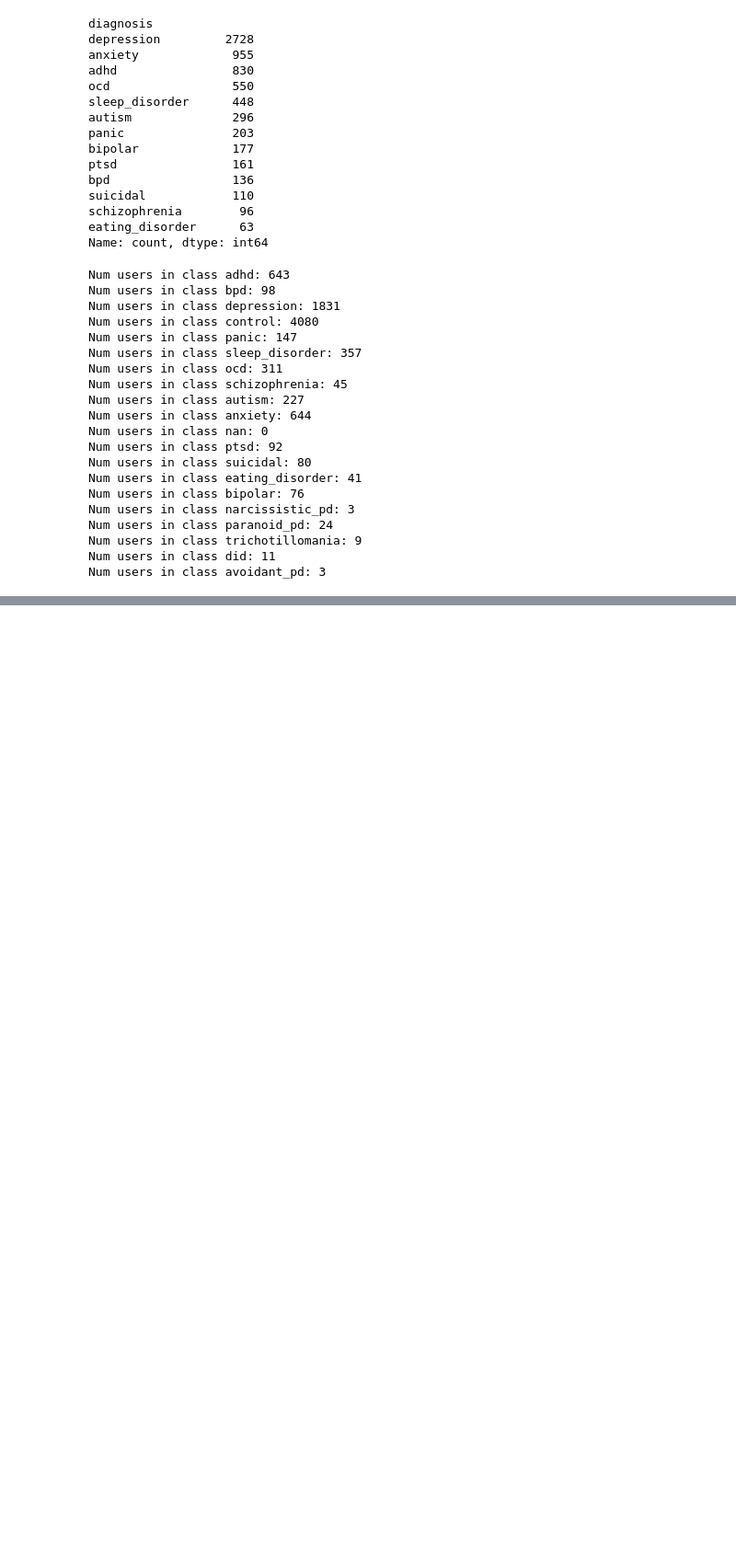
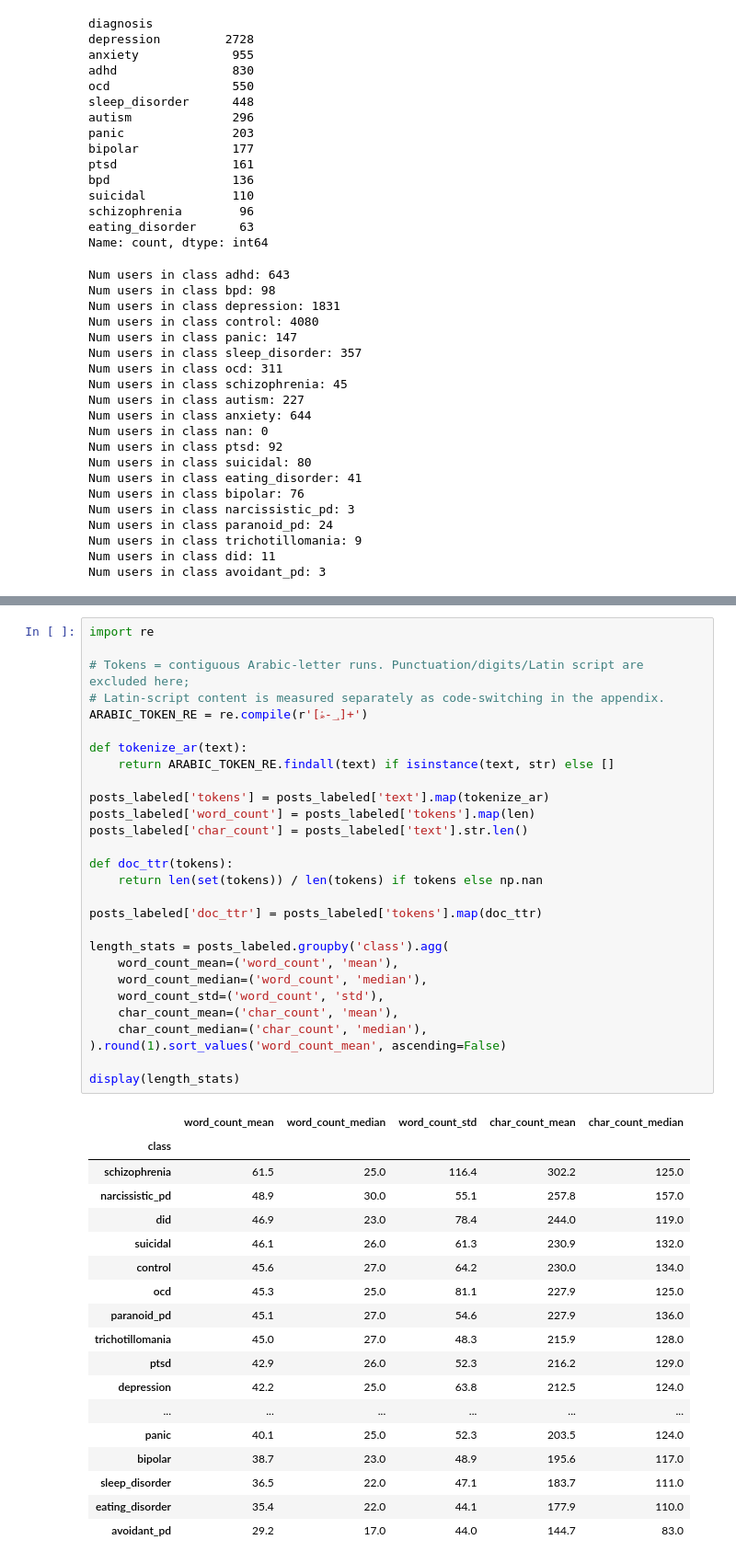
Before and after one commit to Zirikly-lab/carma, a Jupyter notebook: reddit-data-stats.ipynb, the cells around one changed output, grey strips where cells are left out. Shown at 92% size. Saved outputs shown, nothing was run; the diff lists cells and outputs as text; blank space fills up the shorter version.

```diff
--- a/reddit-data-stats.ipynb
+++ b/reddit-data-stats.ipynb
@@ -99,0 +181,47 @@ Missing users: 106
+# %%
+import re
+
+# Tokens = contiguous Arabic-letter runs. Punctuation/digits/Latin script are excluded here;
+# Latin-script content is measured separately as code-switching in the appendix.
+ARABIC_TOKEN_RE = re.compile(r'[؀-ۿ]+')
+
+def tokenize_ar(text):
+    return ARABIC_TOKEN_RE.findall(text) if isinstance(text, str) else []
+
+posts_labeled['tokens'] = posts_labeled['text'].map(tokenize_ar)
+posts_labeled['word_count'] = posts_labeled['tokens'].map(len)
+posts_labeled['char_count'] = posts_labeled['text'].str.len()
+
+def doc_ttr(tokens):
+    return len(set(tokens)) / len(tokens) if tokens else np.nan
+
+posts_labeled['doc_ttr'] = posts_labeled['tokens'].map(doc_ttr)
+
+length_stats = posts_labeled.groupby('class').agg(
+    word_count_mean=('word_count', 'mean'),
+    word_count_median=('word_count', 'median'),
+    word_count_std=('word_count', 'std'),
+    char_count_mean=('char_count', 'mean'),
+    char_count_median=('char_count', 'median'),
+).round(1).sort_values('word_count_mean', ascending=False)
+
+display(length_stats)
+# %% [output]
+|  | word_count_mean | word_count_median | word_count_std | char_count_mean | char_count_median |
+| class |  |  |  |  |  |
+| schizophrenia | 61.5 | 25.0 | 116.4 | 302.2 | 125.0 |
+| narcissistic_pd | 48.9 | 30.0 | 55.1 | 257.8 | 157.0 |
+| did | 46.9 | 23.0 | 78.4 | 244.0 | 119.0 |
+| suicidal | 46.1 | 26.0 | 61.3 | 230.9 | 132.0 |
+| control | 45.6 | 27.0 | 64.2 | 230.0 | 134.0 |
+| ocd | 45.3 | 25.0 | 81.1 | 227.9 | 125.0 |
+| paranoid_pd | 45.1 | 27.0 | 54.6 | 227.9 | 136.0 |
+| trichotillomania | 45.0 | 27.0 | 48.3 | 215.9 | 128.0 |
+| ptsd | 42.9 | 26.0 | 52.3 | 216.2 | 129.0 |
+| depression | 42.2 | 25.0 | 63.8 | 212.5 | 124.0 |
+| ... | ... | ... | ... | ... | ... |
+| panic | 40.1 | 25.0 | 52.3 | 203.5 | 124.0 |
+| bipolar | 38.7 | 23.0 | 48.9 | 195.6 | 117.0 |
+| sleep_disorder | 36.5 | 22.0 | 47.1 | 183.7 | 111.0 |
+| eating_disorder | 35.4 | 22.0 | 44.1 | 177.9 | 110.0 |
+| avoidant_pd | 29.2 | 17.0 | 44.0 | 144.7 | 83.0 |
```
Also changed, not shown: parts of 16 cells of this notebook, 6 other files.
